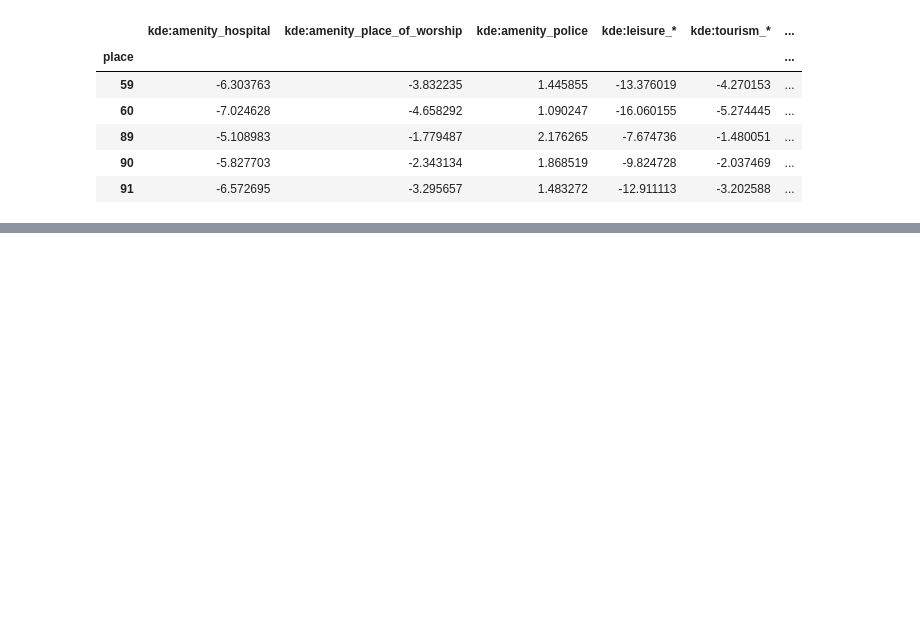
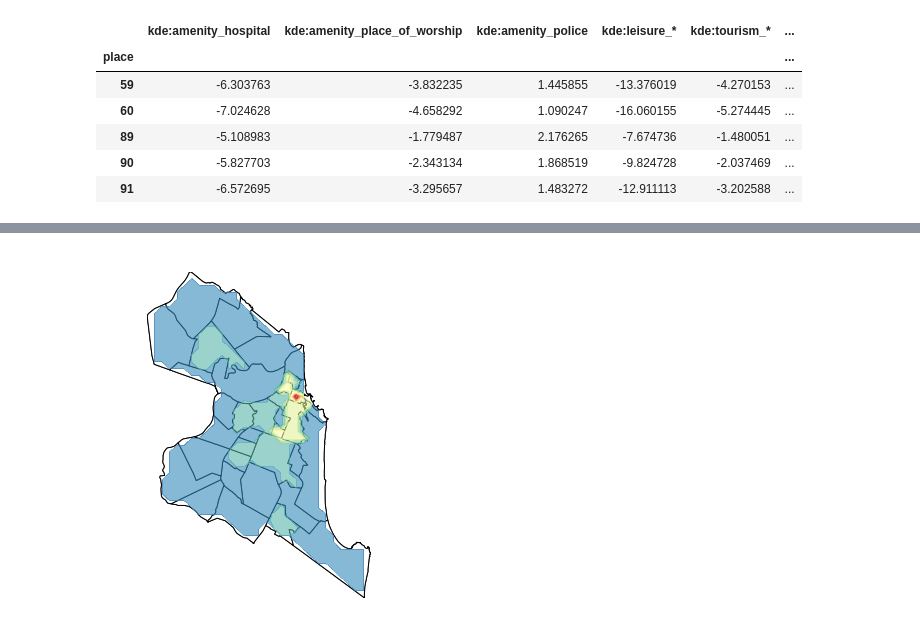
Before and after one commit to adaj/geohunter, a Jupyter notebook: examples/natal/features_example.ipynb, the cells around one changed output, grey strips where cells are left out. Saved outputs shown, nothing was run; the diff lists cells and outputs as text; code cells hidden in the pictures; blank space fills up the shorter version.

```diff
--- a/examples/natal/features_example.ipynb
+++ b/examples/natal/features_example.ipynb
@@ -69,0 +83,11 @@ plot_kde(districts, grid, X['kde:highway_bus_stop'], ax)
+# %%
+# Compute the density (# of objects / areal unit) for each district (independent from KDEFeatures)
+
+Xb = geohunter.features.landmark_dens_grid_column(landmarks, grid.data, districts, column='BAIRRO')
+
+fig, ax = plt.subplots(figsize=(4,6))
+districts.plot(ax=ax, color='white', edgecolor='black')
+plot_kde(districts, grid, Xb['amenity_hospital'], ax=ax, cmin=-1, cmax=10)
+ax.axis('off');
+# %% [output]
+[figure, added]
```
Also changed, not shown: parts of 4 cells of this notebook, 1 other file.
